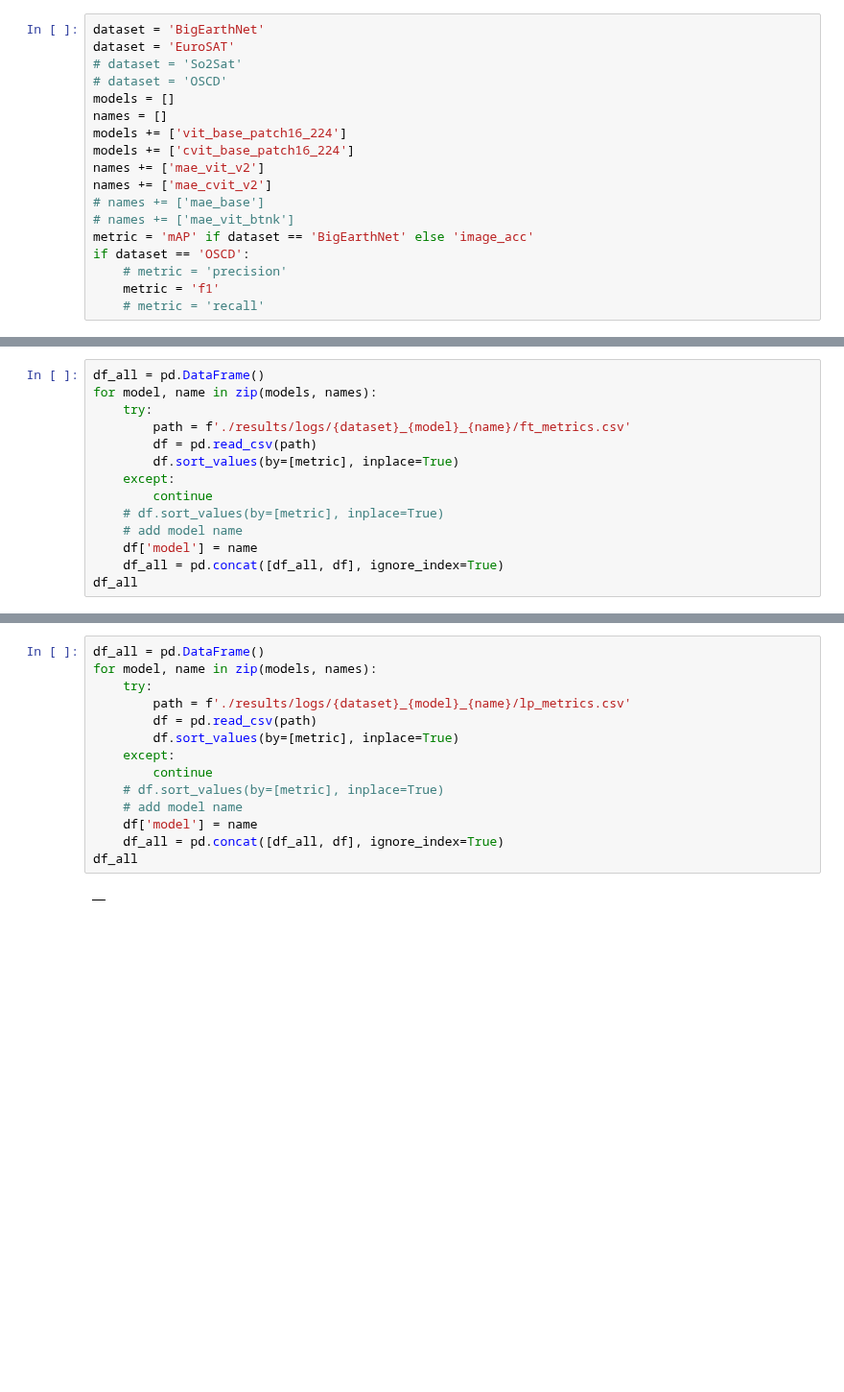
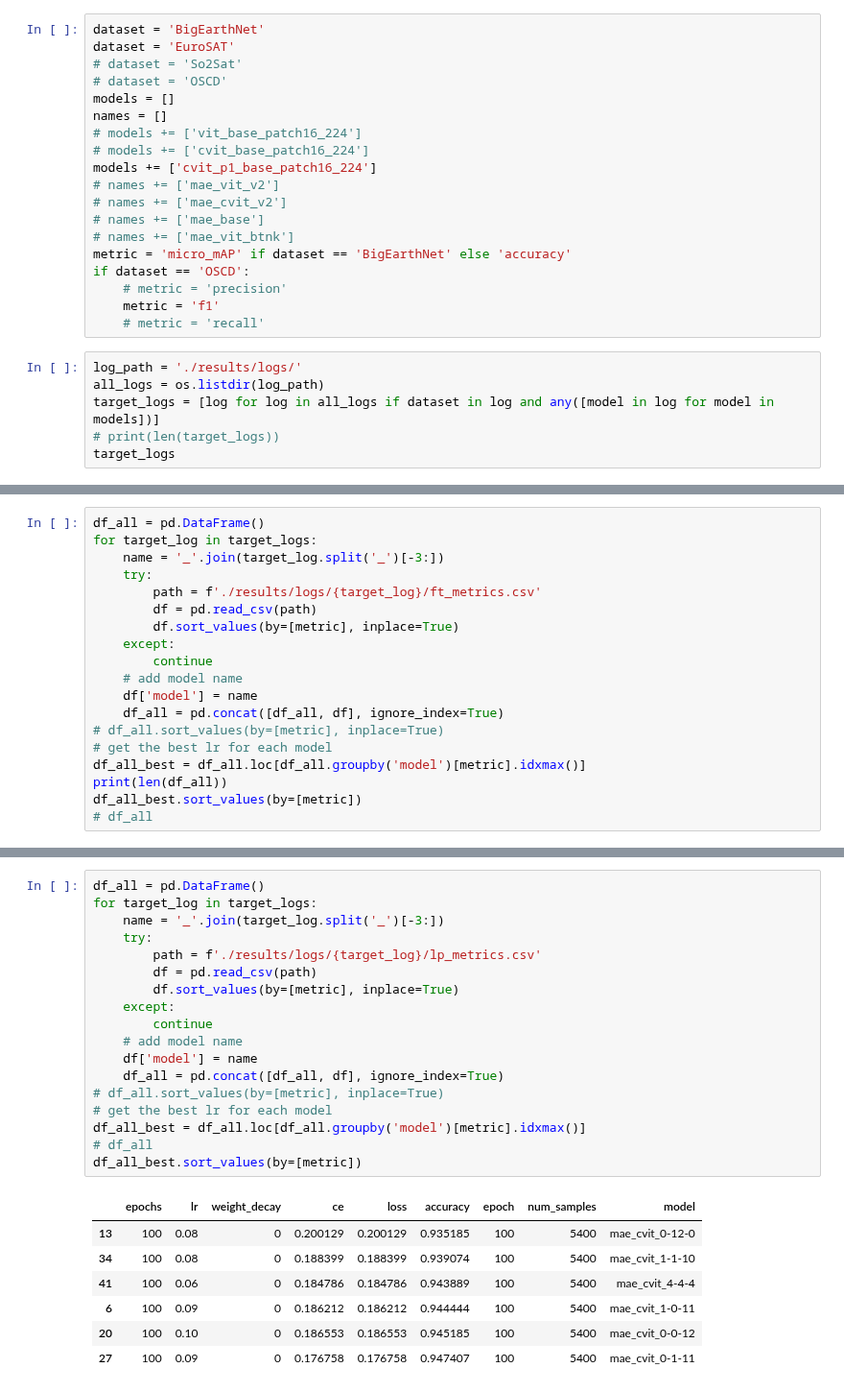
Before and after one commit to uiuctml/GeospatialFM, a Jupyter notebook: collect_results.ipynb, the cells around one changed output, grey strips where cells are left out. Shown at 96% size. Cells and saved outputs as stored; diff of their text form; blank space fills up the shorter version.

```diff
--- a/collect_results.ipynb
+++ b/collect_results.ipynb
@@ -9,14 +10,21 @@ dataset = 'EuroSAT'
 # dataset = 'OSCD'
 models = []
 names = []
-models += ['vit_base_patch16_224']
-models += ['cvit_base_patch16_224']
-names += ['mae_vit_v2']
-names += ['mae_cvit_v2']
+# models += ['vit_base_patch16_224']
+# models += ['cvit_base_patch16_224']
+models += ['cvit_p1_base_patch16_224']
+# names += ['mae_vit_v2']
+# names += ['mae_cvit_v2']
 # names += ['mae_base']
 # names += ['mae_vit_btnk']
-metric = 'mAP' if dataset == 'BigEarthNet' else 'image_acc'
+metric = 'micro_mAP' if dataset == 'BigEarthNet' else 'accuracy'
 if dataset == 'OSCD':
     # metric = 'precision'
     metric = 'f1'
     # metric = 'recall'
+# %%
+log_path = './results/logs/'
+all_logs = os.listdir(log_path)
+target_logs = [log for log in all_logs if dataset in log and any([model in log for model in models])]
+# print(len(target_logs))
+target_logs
@@ -23,15 +38,20 @@ if dataset == 'OSCD':
 # %%
 df_all = pd.DataFrame()
-for model, name in zip(models, names):
+for target_log in target_logs:
+    name = '_'.join(target_log.split('_')[-3:])
     try:
-        path = f'./results/logs/{dataset}_{model}_{name}/ft_metrics.csv'
+        path = f'./results/logs/{target_log}/ft_metrics.csv'
         df = pd.read_csv(path)
         df.sort_values(by=[metric], inplace=True)
     except:
         continue
-    # df.sort_values(by=[metric], inplace=True)
     # add model name
     df['model'] = name
     df_all = pd.concat([df_all, df], ignore_index=True)
-df_all
+# df_all.sort_values(by=[metric], inplace=True)
+# get the best lr for each model
+df_all_best = df_all.loc[df_all.groupby('model')[metric].idxmax()]
+print(len(df_all))
+df_all_best.sort_values(by=[metric])
+# df_all
 # %% [output]
@@ -45,19 +70,29 @@ AttributeError: 'DataFrame' object has no attribute 'weight_decay'
 # %%
 df_all = pd.DataFrame()
-for model, name in zip(models, names):
+for target_log in target_logs:
+    name = '_'.join(target_log.split('_')[-3:])
     try:
-        path = f'./results/logs/{dataset}_{model}_{name}/lp_metrics.csv'
+        path = f'./results/logs/{target_log}/lp_metrics.csv'
         df = pd.read_csv(path)
         df.sort_values(by=[metric], inplace=True)
     except:
         continue
-    # df.sort_values(by=[metric], inplace=True)
     # add model name
     df['model'] = name
     df_all = pd.concat([df_all, df], ignore_index=True)
-df_all
+# df_all.sort_values(by=[metric], inplace=True)
+# get the best lr for each model
+df_all_best = df_all.loc[df_all.groupby('model')[metric].idxmax()]
+# df_all
+df_all_best.sort_values(by=[metric])
 # %% [output]
-|  |
+|  | epochs | lr | weight_decay | ce | loss | accuracy | epoch | num_samples | model |
+| 13 | 100 | 0.08 | 0 | 0.200129 | 0.200129 | 0.935185 | 100 | 5400 | mae_cvit_0-12-0 |
+| 34 | 100 | 0.08 | 0 | 0.188399 | 0.188399 | 0.939074 | 100 | 5400 | mae_cvit_1-1-10 |
+| 41 | 100 | 0.06 | 0 | 0.184786 | 0.184786 | 0.943889 | 100 | 5400 | mae_cvit_4-4-4 |
+| 6 | 100 | 0.09 | 0 | 0.186212 | 0.186212 | 0.944444 | 100 | 5400 | mae_cvit_1-0-11 |
+| 20 | 100 | 0.10 | 0 | 0.186553 | 0.186553 | 0.945185 | 100 | 5400 | mae_cvit_0-0-12 |
+| 27 | 100 | 0.09 | 0 | 0.176758 | 0.176758 | 0.947407 | 100 | 5400 | mae_cvit_0-1-11 |
 # %%
 sns.lineplot(data=df_all.loc[df_all.epochs==100], x='lr', y=metric, hue='model')
 # %% [output]
```
Also changed, not shown: parts of 5 cells of this notebook, 5 other files.
